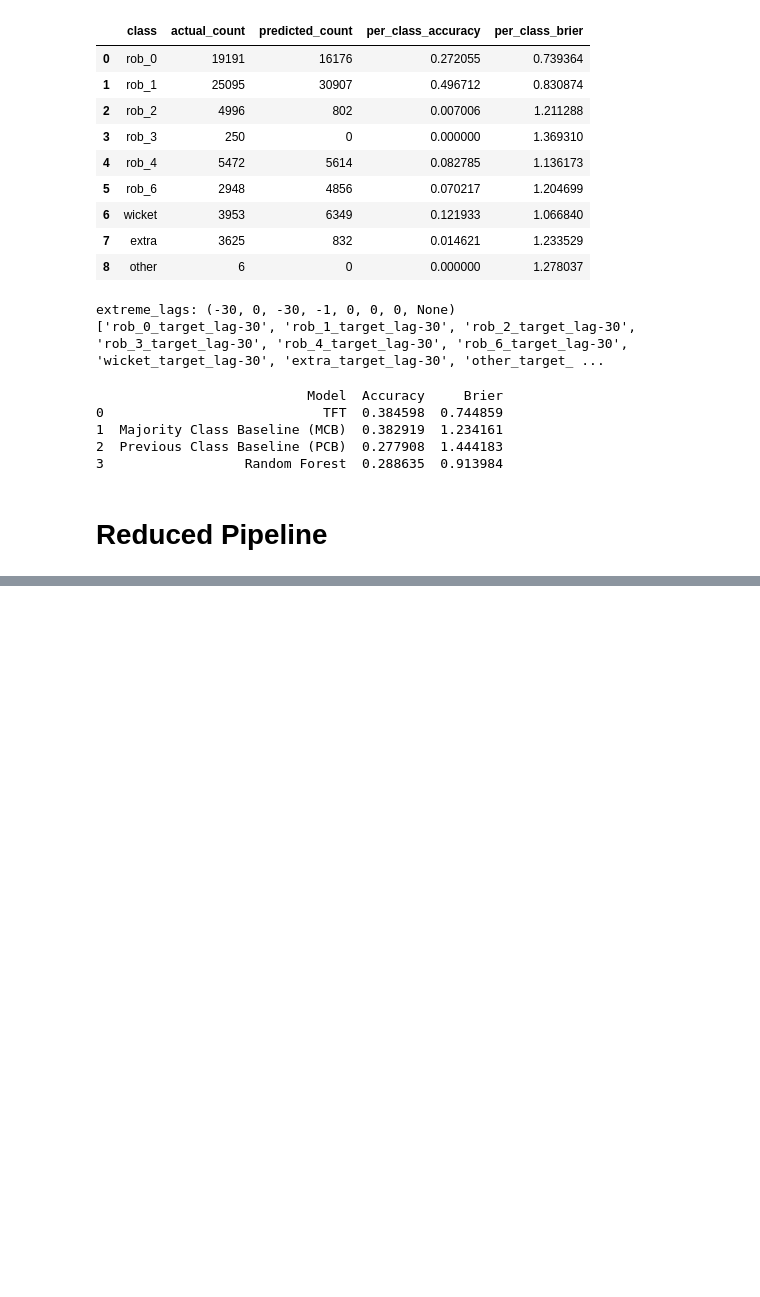
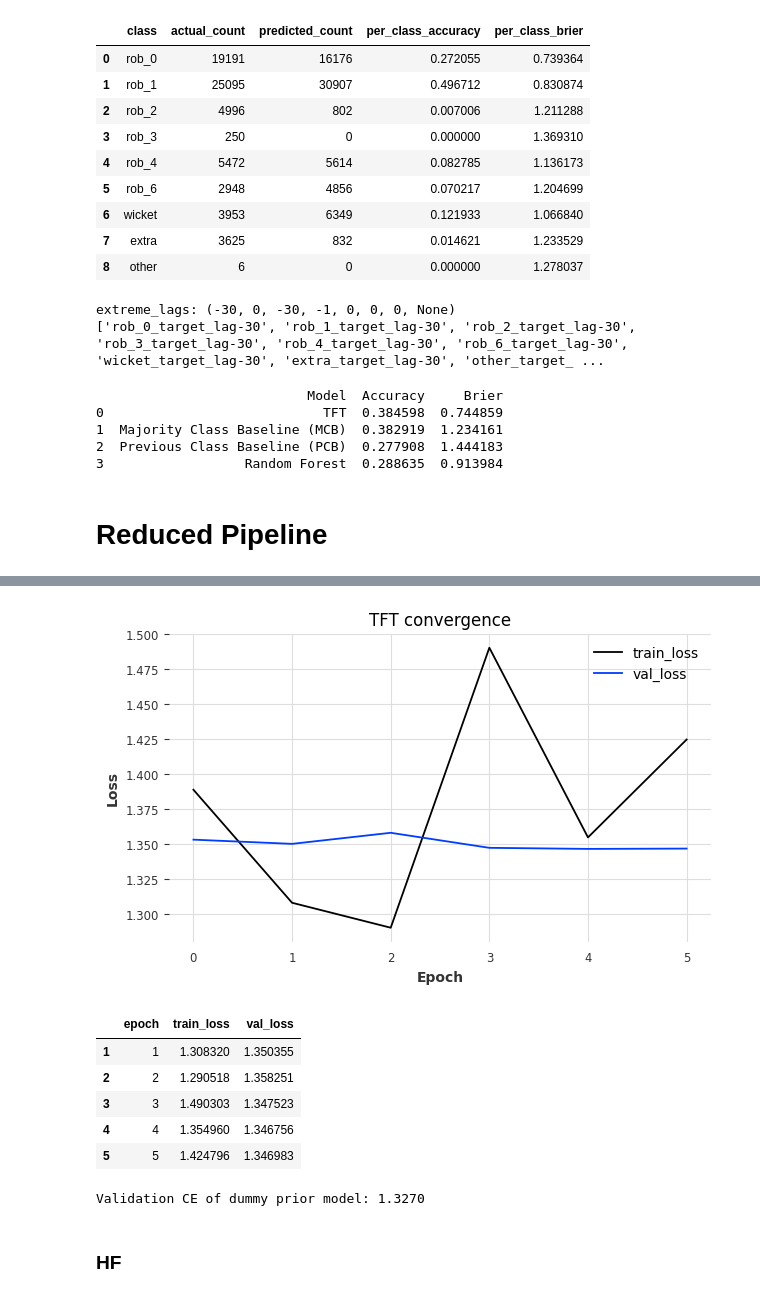
Before and after one commit to GBaugniet/cricketmodel, a Jupyter notebook: Cricket_Prediction_Model (4).ipynb, the cells around one changed output, grey strips where cells are left out. Saved outputs shown, nothing was run; the diff lists cells and outputs as text; code cells hidden in the pictures; blank space fills up the shorter version.

```diff
--- a/Cricket_Prediction_Model (4).ipynb
+++ b/Cricket_Prediction_Model (4).ipynb
@@ -4833,0 +5300,45 @@ test_targets = [ts.with_static_covariates(pd.Series(sc, index=static_cov_cols))
+# %%
+metrics_paths = glob.glob(os.path.join(logger.log_dir, "metrics*.csv")) or \
+                glob.glob(os.path.join(logger.log_dir, "metrics.csv"))
+assert metrics_paths, f"No metrics.csv found under {logger.log_dir}"
+m = pd.read_csv(metrics_paths[0])
+
+if {"train_loss","val_loss"}.issubset(m.columns):
+    loss_df = m[["epoch","train_loss","val_loss"]].groupby("epoch").last().reset_index()
+elif {"metric","value","epoch"}.issubset(m.columns):
+    loss_df = (m.pivot_table(index="epoch", columns="metric", values="value", aggfunc="last")
+                 .reset_index())
+    if "loss" in loss_df.columns and "train_loss" not in loss_df.columns:
+        loss_df = loss_df.rename(columns={"loss":"train_loss"})
+else:
+    raise RuntimeError("Unrecognised metrics.csv format")
+
+plt.figure(figsize=(7,4))
+plt.plot(loss_df["epoch"], loss_df["train_loss"], label="train_loss")
+plt.plot(loss_df["epoch"], loss_df["val_loss"],   label="val_loss")
+plt.xlabel("Epoch"); plt.ylabel("Loss"); plt.title("TFT convergence")
+plt.legend(); plt.show()
+
+loss_df.tail(5)
+# %% [output]
+[figure, added]
+|  | epoch | train_loss | val_loss |
+| 1 | 1 | 1.308320 | 1.350355 |
+| 2 | 2 | 1.290518 | 1.358251 |
+| 3 | 3 | 1.490303 | 1.347523 |
+| 4 | 4 | 1.354960 | 1.346756 |
+| 5 | 5 | 1.424796 | 1.346983 |
+# %%
+#Dummy predictions: always predict q
+y_dummy_prob = np.tile(q, (y_true_onehot.shape[0], 1))  # shape (N, C)
+
+# Cross-entropy = - mean over samples of log prob assigned to the true class
+# Find index of true class per sample
+y_true_idx = y_true_onehot.argmax(axis=1)
+
+val_ce_dummy = -np.mean(np.log(y_dummy_prob[np.arange(len(y_true_idx)), y_true_idx]))
+print(f"Validation CE of dummy prior model: {val_ce_dummy:.4f}")
+# %% [output]
+Validation CE of dummy prior model: 1.3270
+# %% [markdown]
+### HF
```
Also changed, not shown: parts of 99 cells of this notebook, 12 other files.
